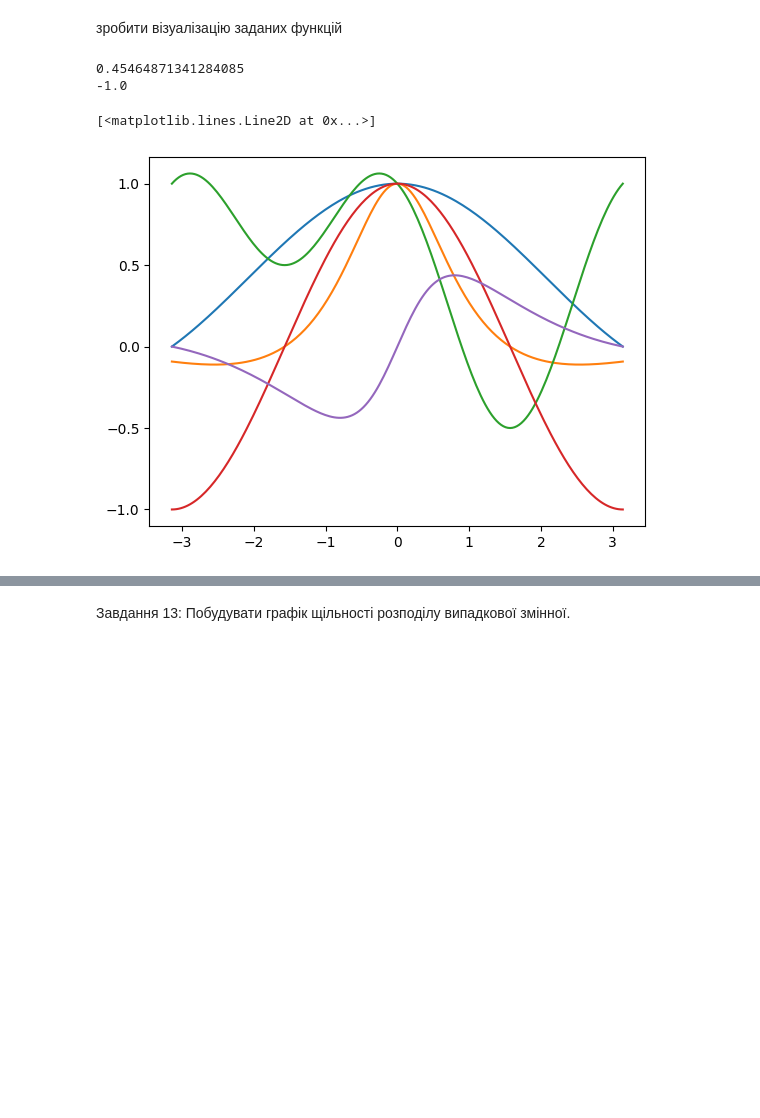
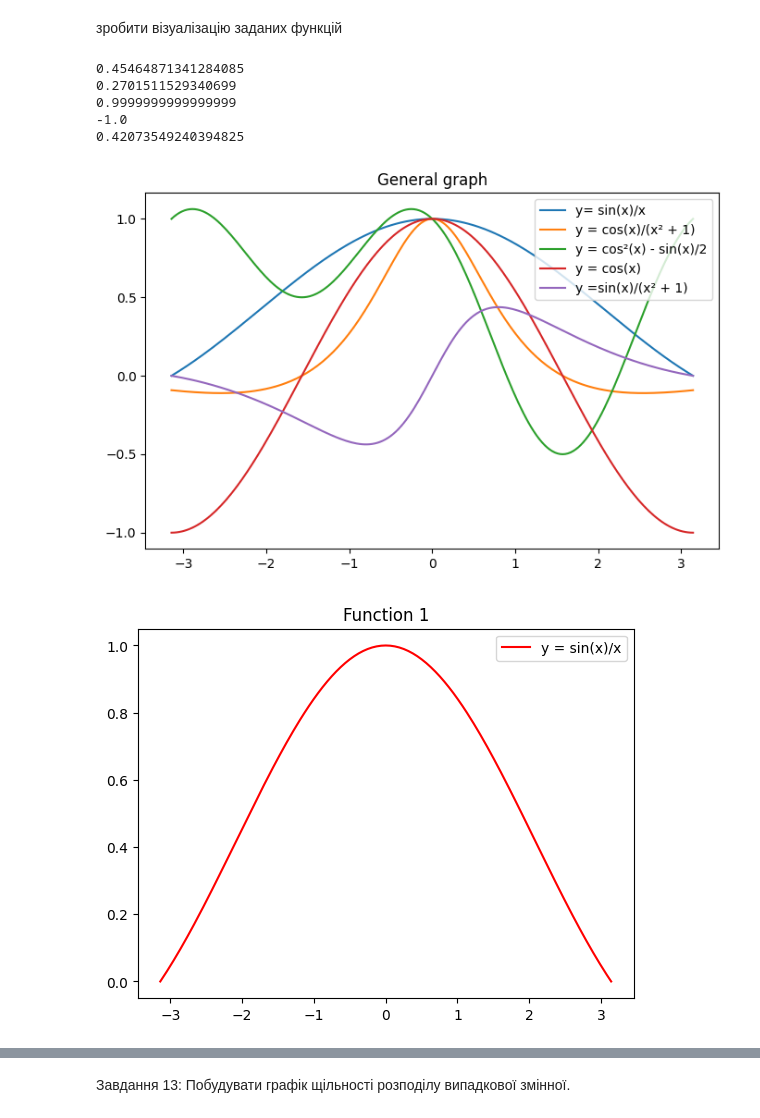
Before and after one commit to HumnytskaLiza/ai-labs, a Jupyter notebook: task1/task1_basic_ai_python_liza_humnytska.ipynb, the cells around one changed output, grey strips where cells are left out. Cells and saved outputs as stored; diff of their text form; code cells hidden in the pictures; blank space fills up the shorter version.

```diff
--- a/task1/task1_basic_ai_python_liza_humnytska.ipynb
+++ b/task1/task1_basic_ai_python_liza_humnytska.ipynb
@@ -412,31 +387,56 @@ def get_func5(x):
     return result
 
 print(get_func1(2))
+print(get_func2(1))
+print(get_func3(np.pi))
 print(get_func4(np.pi))
+print(get_func5(1))
 # %% [output]
 0.45464871341284085
+0.2701511529340699
+0.9999999999999999
 -1.0
+0.42073549240394825
-# %%
-# function 1: sin(x)/x
-x = np.linspace(-np.pi, np.pi, 201)
-func1 = np.sin(x)/x
-plt.plot(x, func1)
-
-# function 2: cos(x)/(x² + 1)
-func2 = np.cos(x) / (x**2 + 1)
-plt.plot(x, func2)
-
-# function 3: cos²(x) - sin(x)/2
-func3 = np.cos(x)**2 - ((np.sin(x)) / 2)
-plt.plot(x, func3)
-
-# function 4: cos(x)
-func4 = np.cos(x)
-plt.plot(x, func4)
-
-# function 5: sin(x)/(x² + 1)
-func5 = np.sin(x) / (x**2 + 1)
-plt.plot(x, func5)
-# %% [output]
-[<matplotlib.lines.Line2D at 0x...>]
-[figure, removed]
+# %%
+x = np.linspace(-np.pi, np.pi, 201)
+
+
+# General graph with all functions
+
+fig, ax = plt.subplots(figsize=(8, 5))
+
+func1 = np.sin(x)/x
+ax.plot(x, func1, label='y= sin(x)/x')
+
+func2 = np.cos(x) / (x**2 + 1)
+ax.plot(x, func2, label='y = cos(x)/(x² + 1)')
+
+func3 = np.cos(x)**2 - ((np.sin(x)) / 2)
+ax.plot(x, func3, label='y = cos²(x) - sin(x)/2')
+
+func4 = np.cos(x)
+ax.plot(x, func4, label='y = cos(x)')
+
+func5 = np.sin(x) / (x**2 + 1)
+ax.plot(x, func5, label='y =sin(x)/(x² + 1)')
+
+plt.title("General graph")
+plt.legend(loc='upper right')
+
+
+# Separate graphs for each function
+
+def build_graph(func_num, label: str, title: str, color: str):
+    fig1, ax1 = plt.subplots()
+    ax1.plot(x, func_num, label=label, color=color)
+    plt.title(title)
+    plt.legend(loc='upper right')
+
+build_graph(func1, 'y = sin(x)/x', 'Function 1', 'red')
+build_graph(func2, 'y = cos(x)/(x² + 1)', 'Function 2', 'yellow')
+build_graph(func3, 'y = cos²(x) - sin(x)/2', 'Function 3', 'blue')
+build_graph(func4, 'y = cos(x)', 'Function 4', 'orange')
+build_graph(func5, 'y = sin(x)/(x² + 1)', 'Function 5', 'pink')
+# %% [output]
+[figure, added]
+[figure, added]
```
Also changed, not shown: parts of 7 cells of this notebook.
